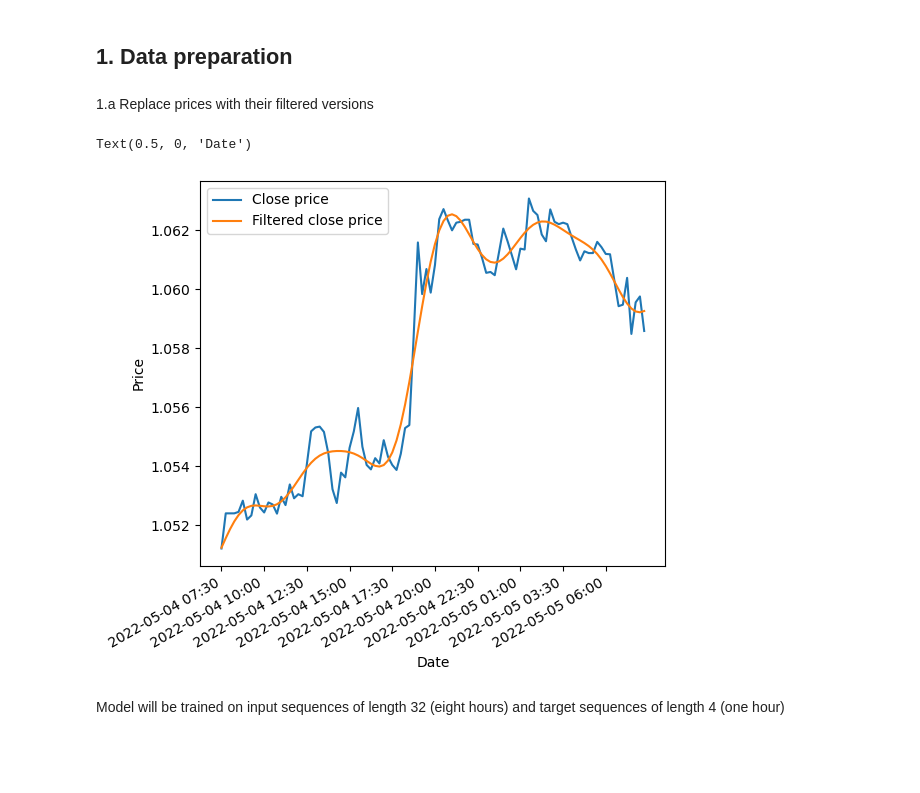
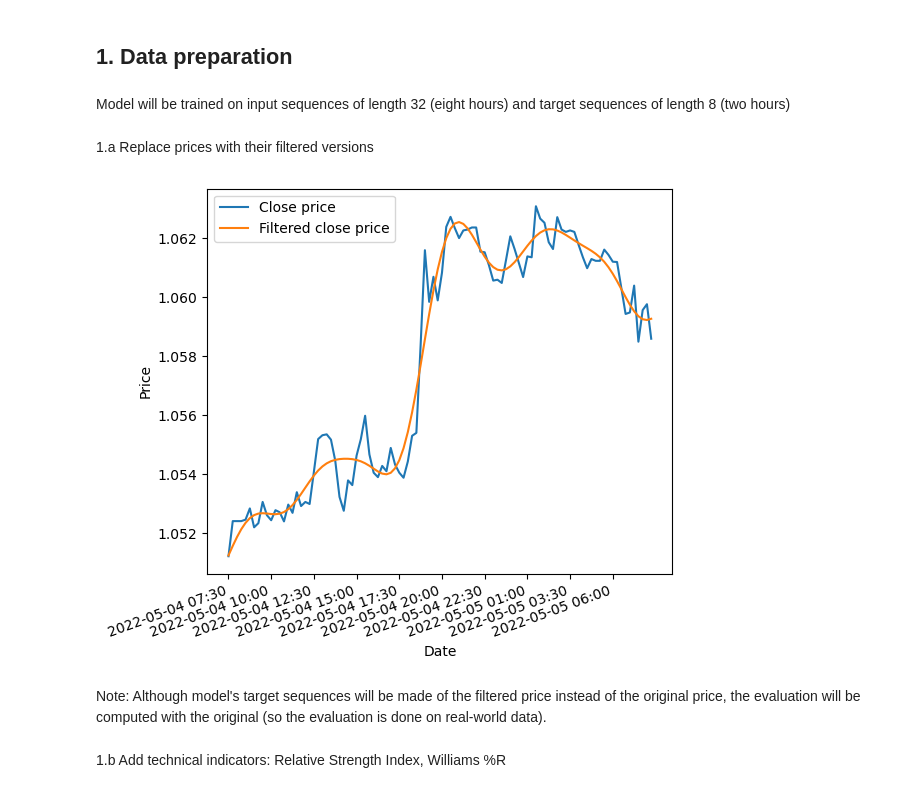
Before and after one commit to pribylr/bp, a Jupyter notebook: thesis_showcase.ipynb, the cells around one changed output. Cells and saved outputs as stored; diff of their text form; code cells hidden in the pictures; blank space fills up the shorter version.

```diff
--- a/thesis_showcase.ipynb
+++ b/thesis_showcase.ipynb
@@ -40,3 +40,5 @@ data.head()
 | 50003 | 2022-05-04 08:30 | 1.05246 | 1.05328 | 1.05240 | 1.05285 | 2757 |
 # %% [markdown]
 ## 1. Data preparation
+# %% [markdown]
+Model will be trained on input sequences of length 32 (eight hours) and target sequences of length 8 (two hours)
@@ -51,19 +60,16 @@ data['bw_close'] = filtfilt(b, a, data['close'])
 # %%
 fig = plt.figure(figsize=(6, 5))
 ax1 = fig.add_subplot(111)
 
 ax1.plot(data['time'][:100], data['open'][:100], label='Close price')
 ax1.plot(data['time'][:100], data['bw_open'][:100], label='Filtered close price')
 
 every_nth = 10
 xticks = data['time'][:100:every_nth]
 ax1.set_xticks(xticks)
-ax1.set_xticklabels(xticks, rotation=30, ha='right');
+ax1.set_xticklabels(xticks, rotation=20, ha='right');
 ax1.legend()
 ax1.set_ylabel('Price')
-ax1.set_xlabel('Date')
+ax1.set_xlabel('Date');
 # %% [output]
-Text(0.5, 0, 'Date')
-[figure, old version]
+[figure, new version]
-# %% [markdown]
-Model will be trained on input sequences of length 32 (eight hours) and target sequences of length 4 (one hour)
@@ -76,0 +76,4 @@ val_pct = 0.2
+# %% [markdown]
+Note: Although model's target sequences will be made of the filtered price instead of the original price, the evaluation will be computed with the original (so the evaluation is done on real-world data).
+# %% [markdown]
+1.b Add technical indicators: Relative Strength Index, Williams %R
```
Also changed, not shown: parts of 23 cells of this notebook.
